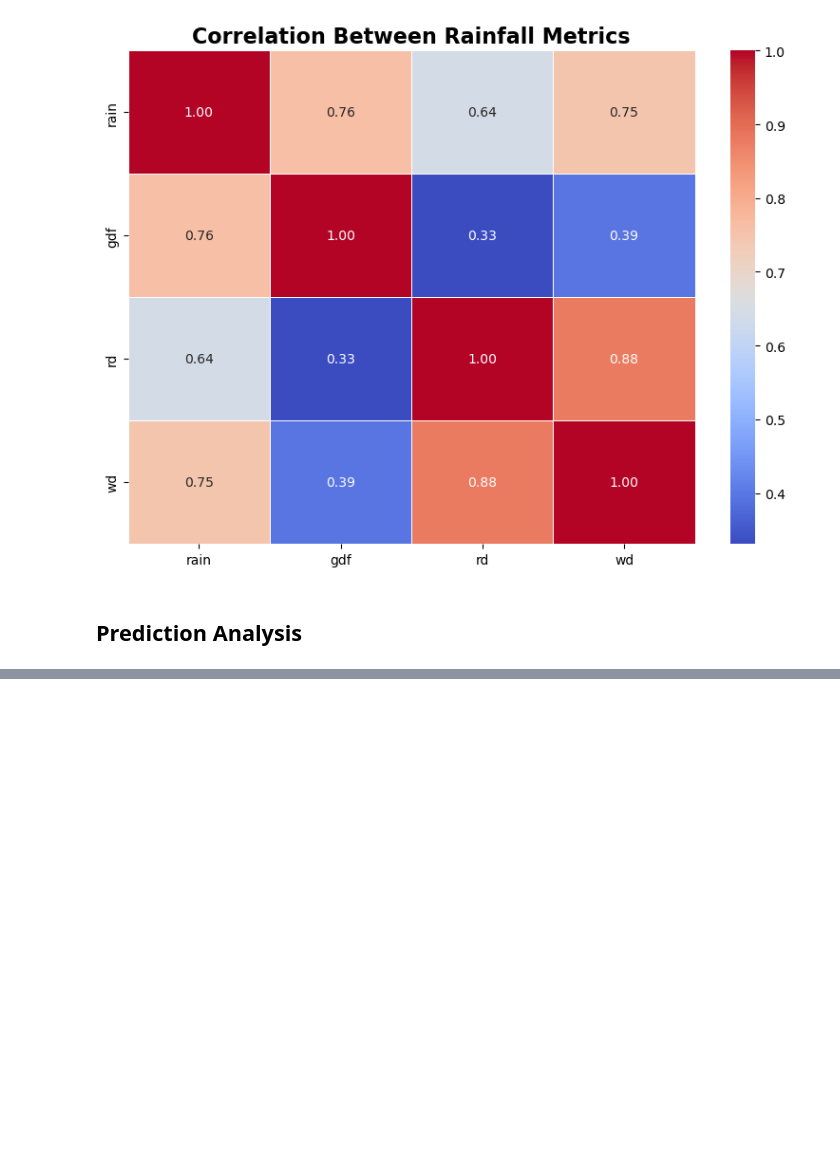
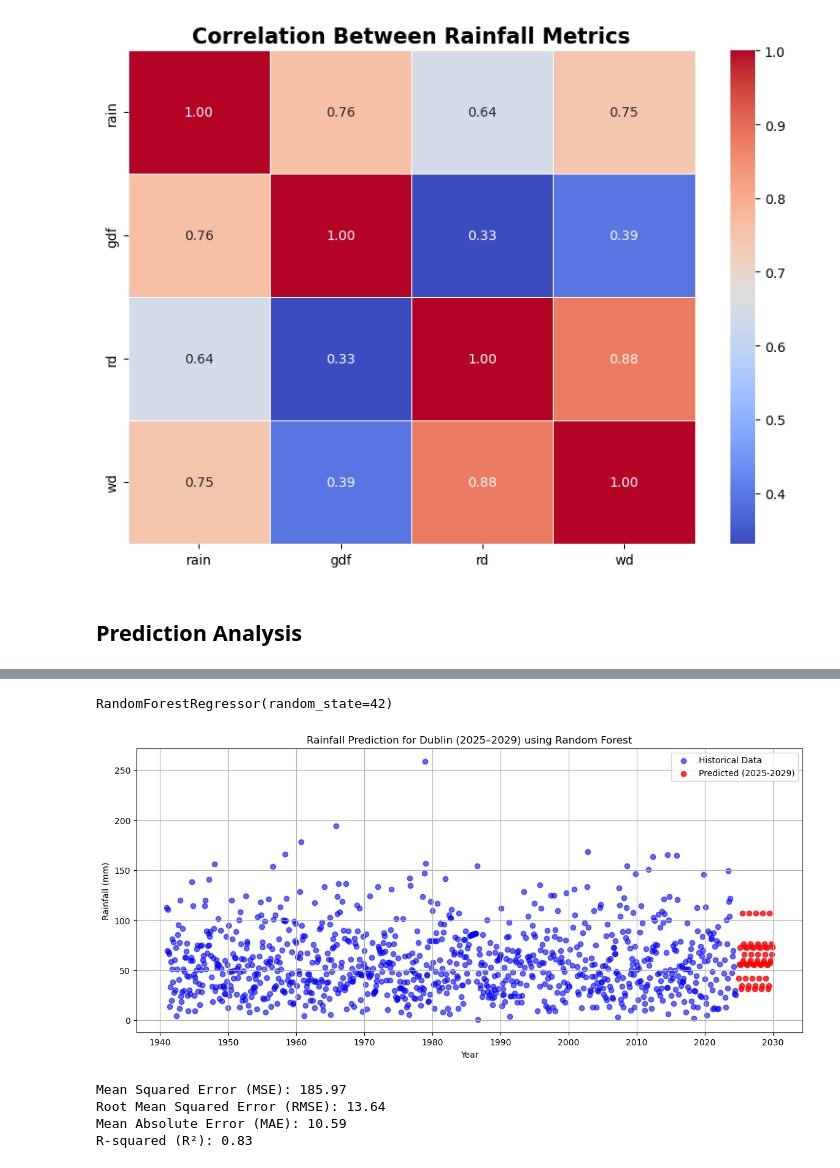
Before and after one commit to atacanbt/programming-for-data-analytics, a Jupyter notebook: project/rainfall_analysis_dublin.ipynb, the cells around one changed output, grey strips where cells are left out. Cells and saved outputs as stored; diff of their text form; code cells hidden in the pictures; blank space fills up the shorter version.

Commit message:
prediction added, README first draft

```diff
--- a/project/rainfall_analysis_dublin.ipynb
+++ b/project/rainfall_analysis_dublin.ipynb
@@ -372,3 +219,0 @@ df
-# %%
-df = df.iloc[:-12,:].copy()
-df
@@ -430,0 +236,63 @@ combined.plot()
+# %%
+# Scale features for better model performance
+scaler = StandardScaler()
+features_scaled = scaler.fit_transform(features)
+# %%
+# Initialize the model
+rf_model = RandomForestRegressor(n_estimators=100, random_state=42)
+
+# Fit the model
+rf_model.fit(features_scaled, target)
+# %% [output]
+RandomForestRegressor(random_state=42)
+# %%
+# Generate future dates for the next 5 years (2025-2029)
+future_years = np.repeat(np.arange(2025, 2030), 12)  # 5 years * 12 months
+future_months = np.tile(np.arange(1, 13), 5)
+
+# Create a DataFrame for future predictions
+future_data = pd.DataFrame({'year': future_years, 'month': future_months})
+future_data['Date'] = pd.to_datetime(future_data[['year', 'month']].assign(DAY=1))
+
+# Scale the future data
+future_scaled = scaler.transform(future_data[['year', 'month']])
+
+# Predict future rainfall
+future_predictions = rf_model.predict(future_scaled)
+# %%
+# Plot historical and predicted rainfall
+plt.figure(figsize=(14, 6))
+
+# Plot historical data
+plt.scatter(df['Date'], target, color='blue', label='Historical Data', alpha=0.6)
+
+# Plot future predictions
+plt.scatter(future_data['Date'], future_predictions, color='red', label='Predicted (2025-2029)', alpha=0.8)
+
+plt.xlabel('Year')
+plt.ylabel('Rainfall (mm)')
+plt.title('Rainfall Prediction for Dublin (2025–2029) using Random Forest')
+plt.legend()
+plt.grid(True)
+plt.show()
+# %% [output]
+[figure, added]
+# %%
+# Predictions on training data for evaluation
+train_predictions = rf_model.predict(features_scaled)
+
+# Calculate performance metrics
+mse = mean_squared_error(target, train_predictions)
+rmse = np.sqrt(mse)
+mae = mean_absolute_error(target, train_predictions)
+r2 = r2_score(target, train_predictions)
+
+print(f"Mean Squared Error (MSE): {mse:.2f}")
+print(f"Root Mean Squared Error (RMSE): {rmse:.2f}")
+print(f"Mean Absolute Error (MAE): {mae:.2f}")
+print(f"R-squared (R²): {r2:.2f}")
+# %% [output]
+Mean Squared Error (MSE): 185.97
+Root Mean Squared Error (RMSE): 13.64
+Mean Absolute Error (MAE): 10.59
+R-squared (R²): 0.83
```
Also changed, not shown: parts of 27 cells of this notebook, 1 other file.
